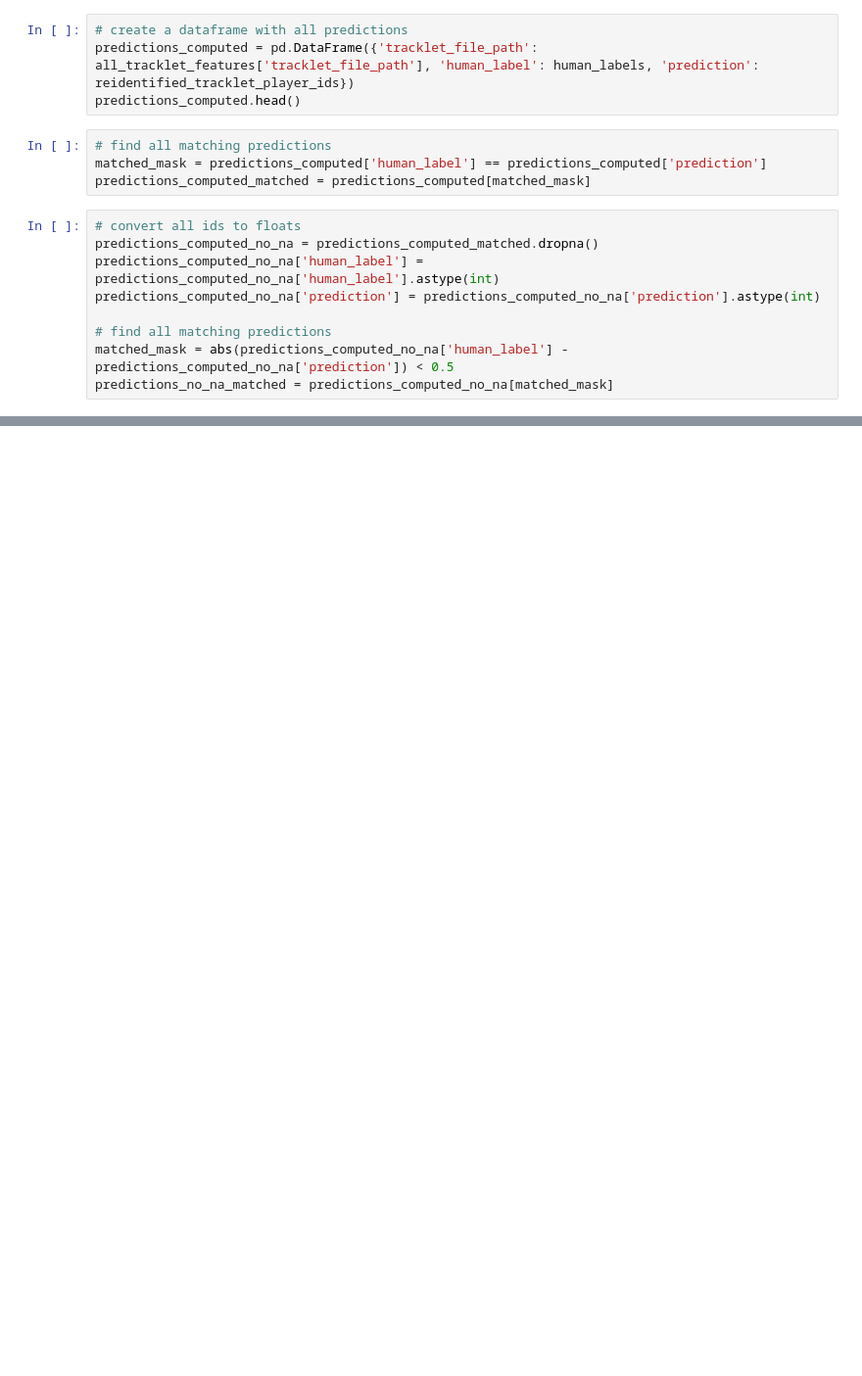
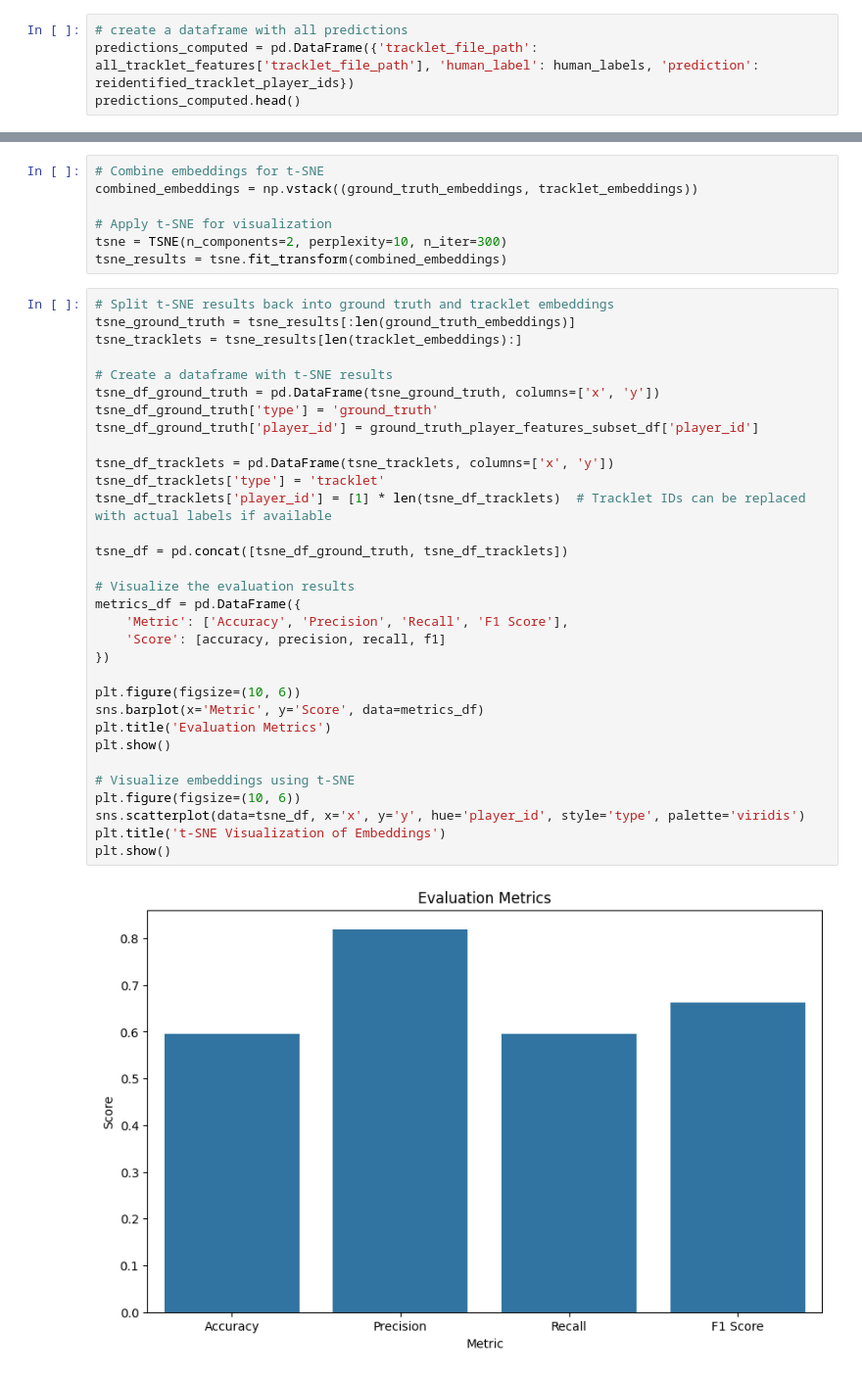
Before and after one commit to gedas-ug-projects/player-re-id, a Jupyter notebook: src/testing/embed_players/simplified_embed_players.ipynb, the cells around one changed output, grey strips where cells are left out. Shown: that part at 98% size. Cells and saved outputs as stored; diff of their text form; blank space fills up the shorter version.

```diff
--- a/src/testing/embed_players/simplified_embed_players.ipynb
+++ b/src/testing/embed_players/simplified_embed_players.ipynb
@@ -306,16 +306,3 @@ for tracklet_index, tracklet_row in enumerate(all_tracklet_features.itertuples()
 # create a dataframe with all predictions
 predictions_computed = pd.DataFrame({'tracklet_file_path': all_tracklet_features['tracklet_file_path'], 'human_label': human_labels, 'prediction': reidentified_tracklet_player_ids})
 predictions_computed.head()
-# %%
-# find all matching predictions
-matched_mask = predictions_computed['human_label'] == predictions_computed['prediction']
-predictions_computed_matched = predictions_computed[matched_mask]
-# %%
-# convert all ids to floats
-predictions_computed_no_na = predictions_computed_matched.dropna()
-predictions_computed_no_na['human_label'] = predictions_computed_no_na['human_label'].astype(int)
-predictions_computed_no_na['prediction'] = predictions_computed_no_na['prediction'].astype(int)
-
-# find all matching predictions
-matched_mask = abs(predictions_computed_no_na['human_label'] - predictions_computed_no_na['prediction']) < 0.5
-predictions_no_na_matched = predictions_computed_no_na[matched_mask]
@@ -323,0 +336,41 @@ len(predictions_no_na_matched)
+# %%
+# Combine embeddings for t-SNE
+combined_embeddings = np.vstack((ground_truth_embeddings, tracklet_embeddings))
+
+# Apply t-SNE for visualization
+tsne = TSNE(n_components=2, perplexity=10, n_iter=300)
+tsne_results = tsne.fit_transform(combined_embeddings)
+# %%
+# Split t-SNE results back into ground truth and tracklet embeddings
+tsne_ground_truth = tsne_results[:len(ground_truth_embeddings)]
+tsne_tracklets = tsne_results[len(tracklet_embeddings):]
+
+# Create a dataframe with t-SNE results
+tsne_df_ground_truth = pd.DataFrame(tsne_ground_truth, columns=['x', 'y'])
+tsne_df_ground_truth['type'] = 'ground_truth'
+tsne_df_ground_truth['player_id'] = ground_truth_player_features_subset_df['player_id']
+
+tsne_df_tracklets = pd.DataFrame(tsne_tracklets, columns=['x', 'y'])
+tsne_df_tracklets['type'] = 'tracklet'
+tsne_df_tracklets['player_id'] = [1] * len(tsne_df_tracklets)  # Tracklet IDs can be replaced with actual labels if available
+
+tsne_df = pd.concat([tsne_df_ground_truth, tsne_df_tracklets])
+
+# Visualize the evaluation results
+metrics_df = pd.DataFrame({
+    'Metric': ['Accuracy', 'Precision', 'Recall', 'F1 Score'],
+    'Score': [accuracy, precision, recall, f1]
+})
+
+plt.figure(figsize=(10, 6))
+sns.barplot(x='Metric', y='Score', data=metrics_df)
+plt.title('Evaluation Metrics')
+plt.show()
+
+# Visualize embeddings using t-SNE
+plt.figure(figsize=(10, 6))
+sns.scatterplot(data=tsne_df, x='x', y='y', hue='player_id', style='type', palette='viridis')
+plt.title('t-SNE Visualization of Embeddings')
+plt.show()
+# %% [output]
+[figure, added]
```
Also changed, not shown: parts of 9 cells of this notebook, 7 other files.
